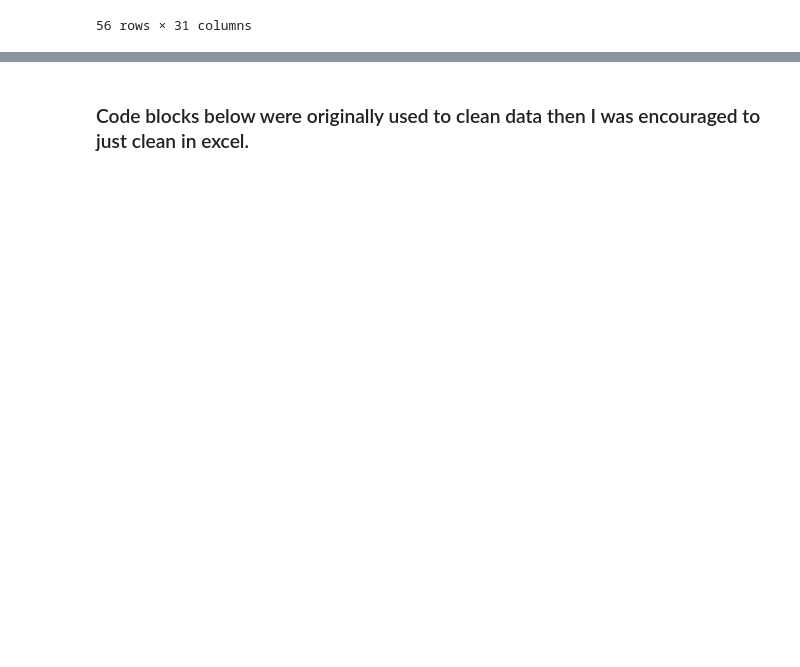
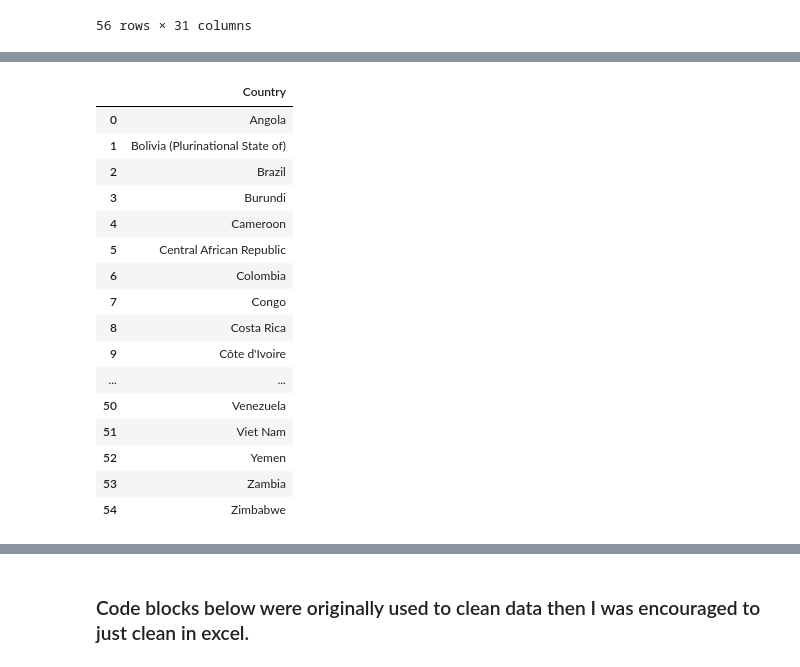
Before and after one commit to SandraBotica/Project-3, a Jupyter notebook: coffee_data.ipynb, the cells around one changed output, grey strips where cells are left out. Cells and saved outputs as stored; diff of their text form; code cells hidden in the pictures; blank space fills up the shorter version.

```diff
--- a/coffee_data.ipynb
+++ b/coffee_data.ipynb
@@ -154,0 +245,27 @@ retail_prices_df.to_csv(("Resources/retail_prices.csv"))
+# %%
+# Create a list of Countries in the exports data (will have to delete the last row as a total row)
+exports_country_list = exports_df.Country.values.tolist()
+exports_country_list
+data = {'Country': (exports_country_list)}
+# print(data)
+exports_country_list_df = pd.DataFrame(data)
+exports_country_list_df = exports_country_list_df.drop(55)
+exports_country_list_df
+# %% [output]
+|  | Country |
+| 0 | Angola |
+| 1 | Bolivia (Plurinational State of) |
+| 2 | Brazil |
+| 3 | Burundi |
+| 4 | Cameroon |
+| 5 | Central African Republic |
+| 6 | Colombia |
+| 7 | Congo |
+| 8 | Costa Rica |
+| 9 | Côte d'Ivoire |
+| ... | ... |
+| 50 | Venezuela |
+| 51 | Viet Nam |
+| 52 | Yemen |
+| 53 | Zambia |
+| 54 | Zimbabwe |
```
Also changed, not shown: parts of 74 cells of this notebook, 10 other files.
